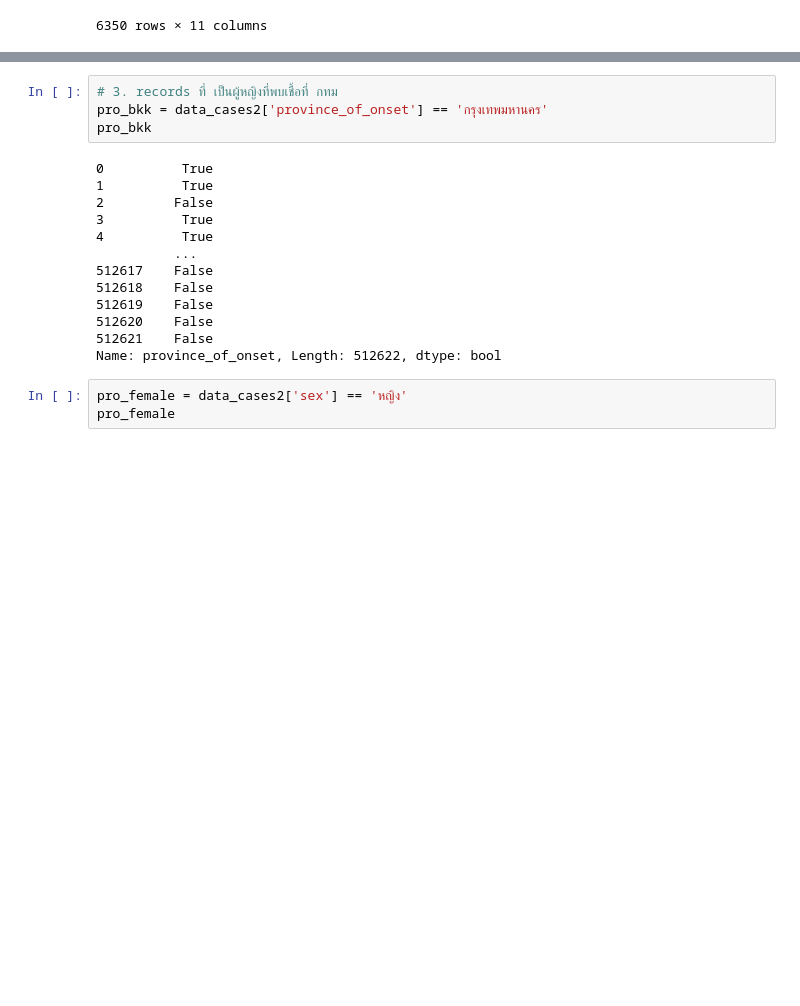
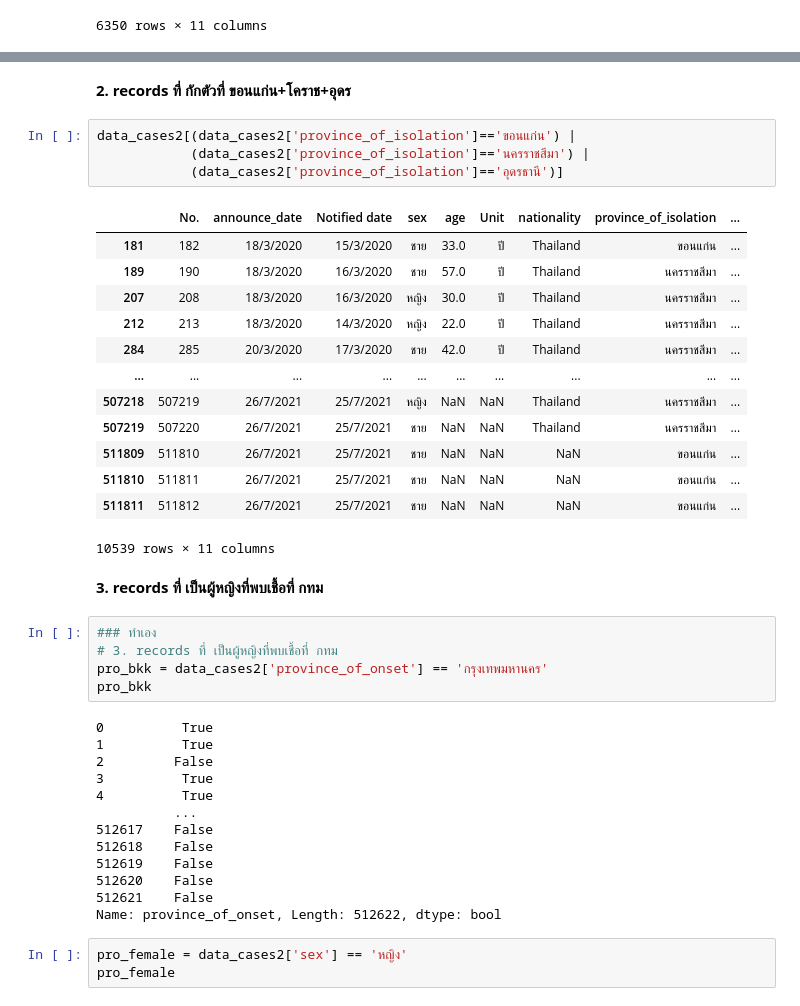
Before and after one commit to jittakorn-ch/DWDM21, a Jupyter notebook: Data_Preprocessing_(Chapter3).ipynb, the cells around one changed output, grey strips where cells are left out. Cells and saved outputs as stored; diff of their text form; blank space fills up the shorter version.

```diff
--- a/Data_Preprocessing_(Chapter3).ipynb
+++ b/Data_Preprocessing_(Chapter3).ipynb
@@ -536,4 +554,27 @@ data_cases2[blist_age70up & blist_female]
+# %% [markdown]
+**2. records ที่ กักตัวที่ ขอนแก่น+โคราช+อุดร**
+# %%
+data_cases2[(data_cases2['province_of_isolation']=='ขอนแก่น') |
+            (data_cases2['province_of_isolation']=='นครราชสีมา') |
+            (data_cases2['province_of_isolation']=='อุดรธานี')]
+# %% [output]
+|  | No. | announce_date | Notified date | sex | age | Unit | nationality | province_of_isolation | ... |
+| 181 | 182 | 18/3/2020 | 15/3/2020 | ชาย | 33.0 | ปี | Thailand | ขอนแก่น | ... |
+| 189 | 190 | 18/3/2020 | 16/3/2020 | ชาย | 57.0 | ปี | Thailand | นครราชสีมา | ... |
+| 207 | 208 | 18/3/2020 | 16/3/2020 | หญิง | 30.0 | ปี | Thailand | นครราชสีมา | ... |
+| 212 | 213 | 18/3/2020 | 14/3/2020 | หญิง | 22.0 | ปี | Thailand | นครราชสีมา | ... |
+| 284 | 285 | 20/3/2020 | 17/3/2020 | ชาย | 42.0 | ปี | Thailand | นครราชสีมา | ... |
+| ... | ... | ... | ... | ... | ... | ... | ... | ... | ... |
+| 507218 | 507219 | 26/7/2021 | 25/7/2021 | หญิง | NaN | NaN | Thailand | นครราชสีมา | ... |
+| 507219 | 507220 | 26/7/2021 | 25/7/2021 | ชาย | NaN | NaN | Thailand | นครราชสีมา | ... |
+| 511809 | 511810 | 26/7/2021 | 25/7/2021 | ชาย | NaN | NaN | NaN | ขอนแก่น | ... |
+| 511810 | 511811 | 26/7/2021 | 25/7/2021 | ชาย | NaN | NaN | NaN | ขอนแก่น | ... |
+| 511811 | 511812 | 26/7/2021 | 25/7/2021 | ชาย | NaN | NaN | NaN | ขอนแก่น | ... |
+10539 rows × 11 columns
+# %% [markdown]
+**3. records ที่ เป็นผู้หญิงที่พบเชื้อที่ กทม**
 # %%
+### ทำเอง
 # 3. records ที่ เป็นผู้หญิงที่พบเชื้อที่ กทม
 pro_bkk = data_cases2['province_of_onset'] == 'กรุงเทพมหานคร'
 pro_bkk
```
Also changed, not shown: parts of 11 cells of this notebook.
